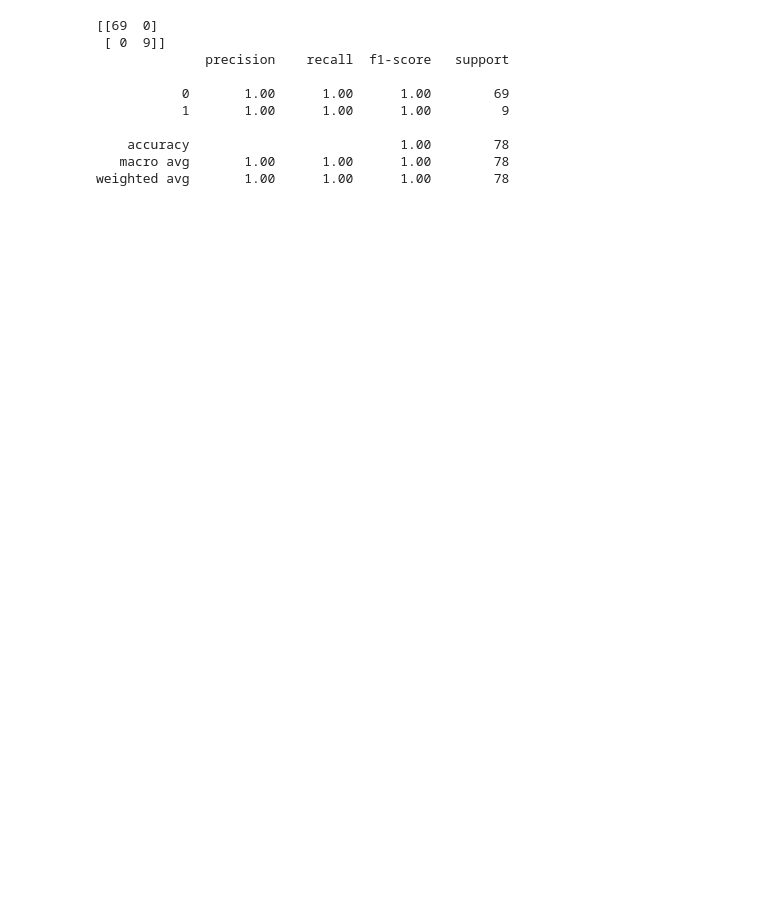
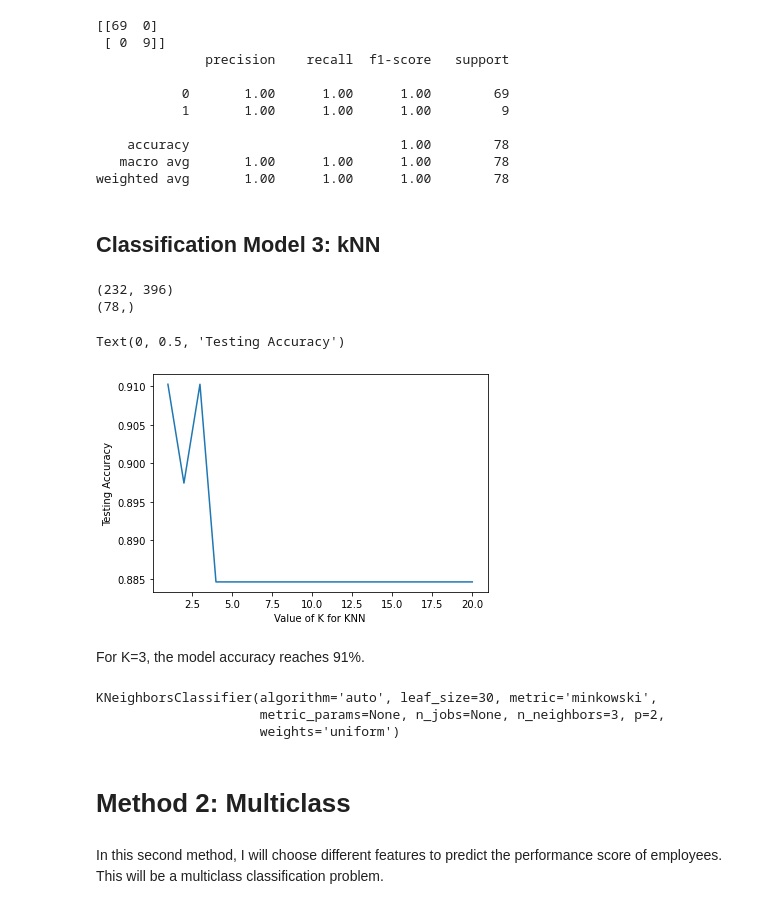
Before and after one commit to simonarahi/AI_HR, a Jupyter notebook: candidate_screening.ipynb, the cells around one changed output. Saved outputs shown, nothing was run; the diff lists cells and outputs as text; code cells hidden in the pictures; blank space fills up the shorter version.

```diff
--- a/candidate_screening.ipynb
+++ b/candidate_screening.ipynb
@@ -342,3 +346,40 @@ print(classification_report(y_test,y_pred))
     accuracy                           1.00        78
    macro avg       1.00      1.00      1.00        78
 weighted avg       1.00      1.00      1.00        78
+# %% [markdown]
+## Classification Model 3: kNN
+# %%
+print(X_train.shape)
+print(y_test.shape)
+# %% [output]
+(232, 396)
+(78,)
+# %%
+from sklearn.neighbors import KNeighborsClassifier
+from sklearn import metrics
+
+k_range = range(1,21)
+scores = {}
+scores_list = []
+for k in k_range:
+  knn = KNeighborsClassifier(n_neighbors=k)
+  knn.fit(X_train, y_train)
+  y_pred=knn.predict(X_test)
+  scores[k] = metrics.accuracy_score(y_test, y_pred)
+  scores_list.append(metrics.accuracy_score(y_test, y_pred))
+# %%
+plt.plot(k_range, scores_list)
+plt.xlabel('Value of K for KNN')
+plt.ylabel('Testing Accuracy')
+# %% [output]
+Text(0, 0.5, 'Testing Accuracy')
+[figure, added]
+# %% [markdown]
+For K=3, the model accuracy reaches 91%.
+# %%
+knn = KNeighborsClassifier(n_neighbors=3)
+knn.fit(X,y)
+# %% [output]
+KNeighborsClassifier(algorithm='auto', leaf_size=30, metric='minkowski',
+                     metric_params=None, n_jobs=None, n_neighbors=3, p=2,
+                     weights='uniform')
@@ -344,0 +388,4 @@ weighted avg       1.00      1.00      1.00        78
+# %% [markdown]
+# Method 2: Multiclass
+# %% [markdown]
+In this second method, I will choose different features to predict the performance score of employees. This will be a multiclass classification problem.
```
Also changed, not shown: parts of 29 cells of this notebook.
